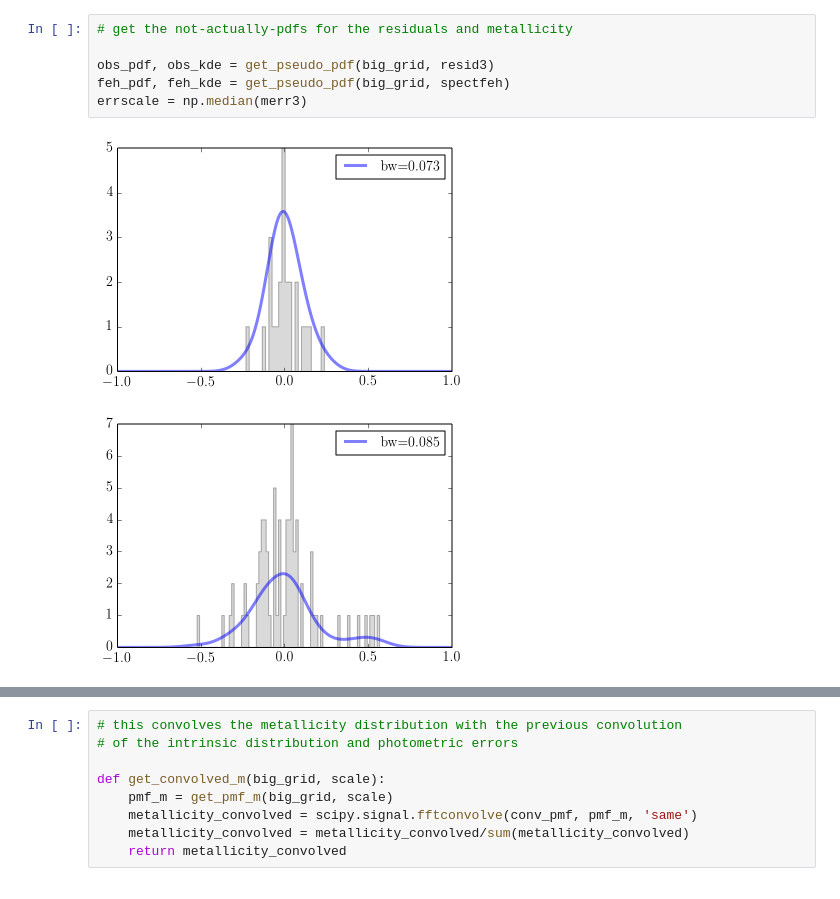
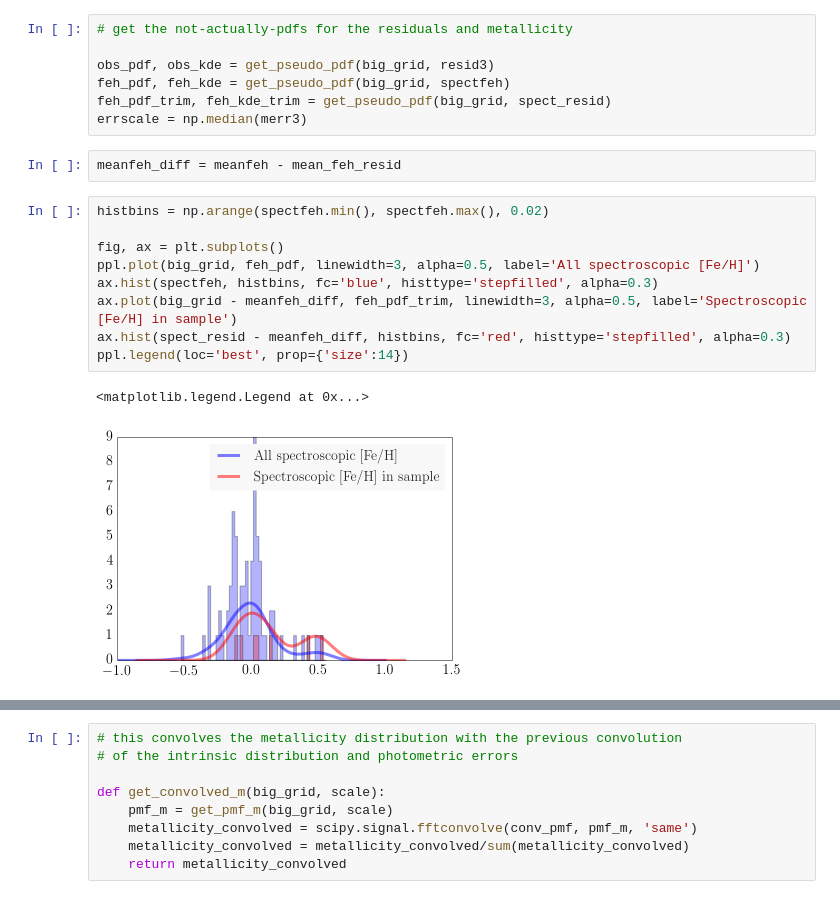
Before and after one commit to vickyscowcroft/omegaCen, a Jupyter notebook: reworked_fitting_code/Convolving_uncertianties_PL_relation_new.ipynb, the cells around one changed output, grey strips where cells are left out. Saved outputs shown, nothing was run; the diff lists cells and outputs as text.

```diff
--- a/reworked_fitting_code/Convolving_uncertianties_PL_relation_new.ipynb
+++ b/reworked_fitting_code/Convolving_uncertianties_PL_relation_new.ipynb
@@ -52,10 +54,22 @@ big_grid = np.arange(-1,1,delta)
 
 obs_pdf, obs_kde = get_pseudo_pdf(big_grid, resid3)
 feh_pdf, feh_kde = get_pseudo_pdf(big_grid, spectfeh)
+feh_pdf_trim, feh_kde_trim = get_pseudo_pdf(big_grid, spect_resid)
 errscale = np.median(merr3)
-# %% [output]
-[figure, removed]
-[figure, removed]
+# %%
+meanfeh_diff = meanfeh - mean_feh_resid
+# %%
+histbins = np.arange(spectfeh.min(), spectfeh.max(), 0.02)
+
+fig, ax = plt.subplots()
+ppl.plot(big_grid, feh_pdf, linewidth=3, alpha=0.5, label='All spectroscopic [Fe/H]')
+ax.hist(spectfeh, histbins, fc='blue', histtype='stepfilled', alpha=0.3)
+ax.plot(big_grid - meanfeh_diff, feh_pdf_trim, linewidth=3, alpha=0.5, label='Spectroscopic [Fe/H] in sample')
+ax.hist(spect_resid - meanfeh_diff, histbins, fc='red', histtype='stepfilled', alpha=0.3)
+ppl.legend(loc='best', prop={'size':14})
+# %% [output]
+<matplotlib.legend.Legend at 0x...>
+[figure, added]
 # %%
 full_width_of_PL = np.sqrt(12.)*0.035
 center_of_PL = -full_width_of_PL / 2
```
Also changed, not shown: parts of 7 cells of this notebook.
